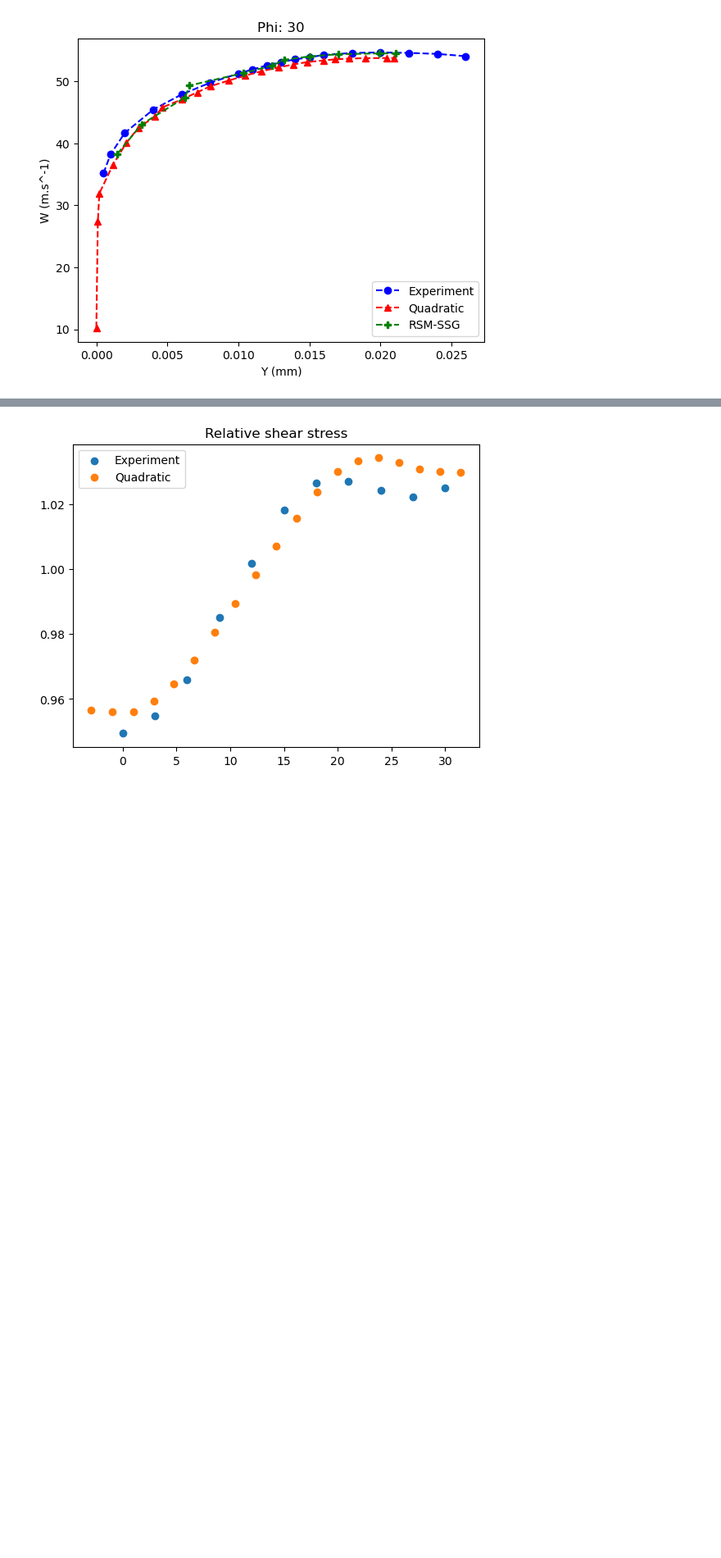
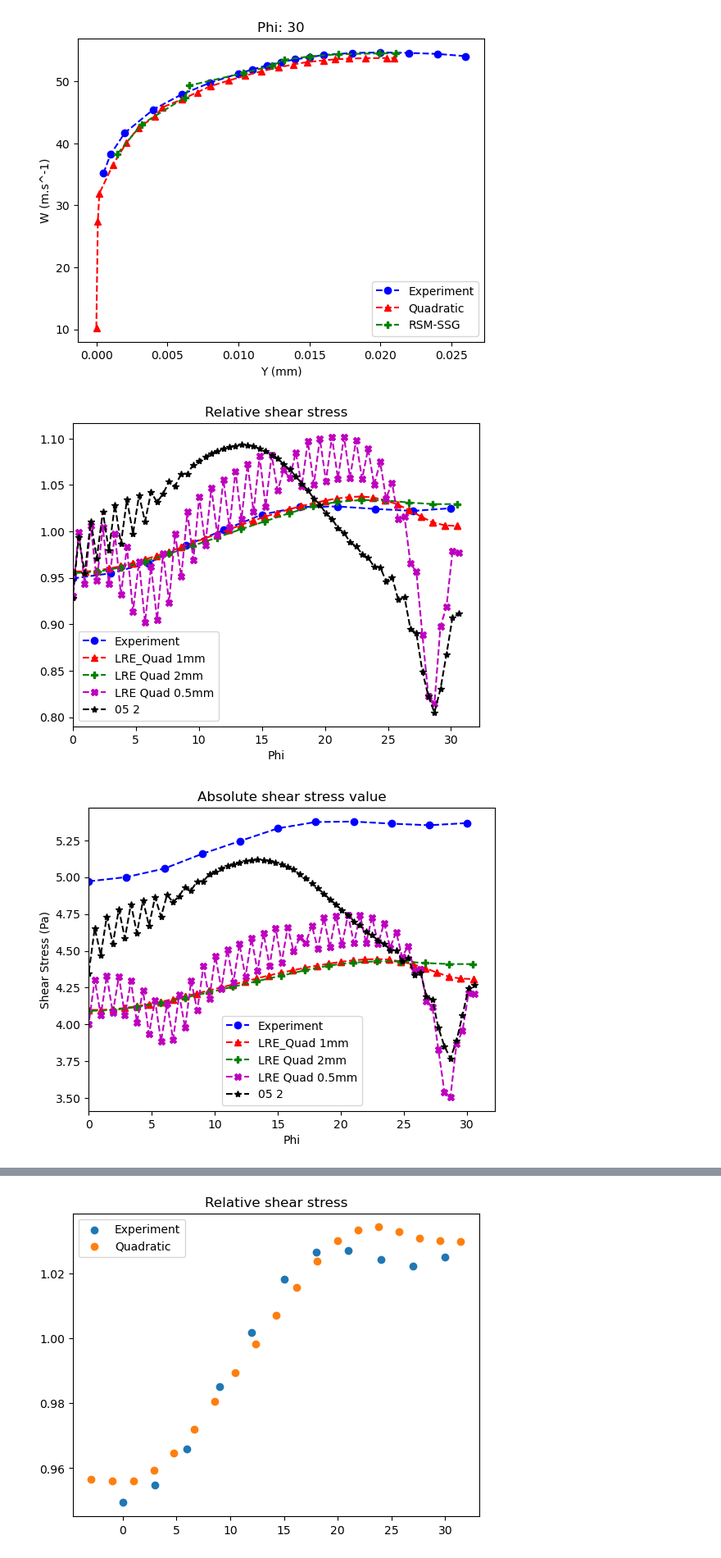
Before and after one commit to JulesL2/CS_Postprocess, a Jupyter notebook: extraction.ipynb, the cells around one changed output, grey strips where cells are left out. Shown at 82% size. Cells and saved outputs as stored; diff of their text form; code cells hidden in the pictures; blank space fills up the shorter version.

```diff
--- a/extraction.ipynb
+++ b/extraction.ipynb
@@ -322,4 +330,24 @@ plot_profiles(ExperimentDataPath,Iter_profile_l,Profiles_Path_list,phi_list,labe
 [figure]
 [figure]
 [figure]
+# %%
+## LOW REYNOLDS
+
+ExperimentDataPath_Tau = Path("/home/juleslecoustre/Documents/FuelRod/Tau.csv")
+S_LRE_Quad05mm2 = Path("/home/juleslecoustre/Documents/FuelRod/StarMesh/RESU/CSV/LRE_Quad_05mm_32_cores_400.csv")
+S_LRE_Quad05mm = Path("/home/juleslecoustre/Documents/FuelRod/StarMesh/RESU/CSV/LRE_Quad_05mm_32_cores_800.csv")
+S_EBRM = Path("/home/juleslecoustre/Documents/FuelRod/StarMesh/RESU/EBRSM")
+S_LRE_Quad2mm = Path("/home/juleslecoustre/Documents/FuelRod/StarMesh/RESU/LRE_Quad_2mm")
+S_LRE_Quad1mm = Path("/home/juleslecoustre/Documents/FuelRod/StarMesh/RESU/CSV/LRE_Stress_cubic_1mm.csv")
+
+
+
+Iter_profile_l = ["","001200","",""]
+Stress_l = [S_LRE_Quad1mm,S_LRE_Quad2mm,S_LRE_Quad05mm,S_LRE_Quad05mm2]
+lab_l = ["LRE_Quad 1mm","LRE Quad 2mm","LRE Quad 0.5mm","05 2"]
+
+plot_stress(ExperimentDataPath_Tau,Stress_l,Iter_profile_l,lab_l)
+# %% [output]
+[figure, added]
+[figure, added]
 # %%
```
Also changed, not shown: parts of 4 cells of this notebook.
